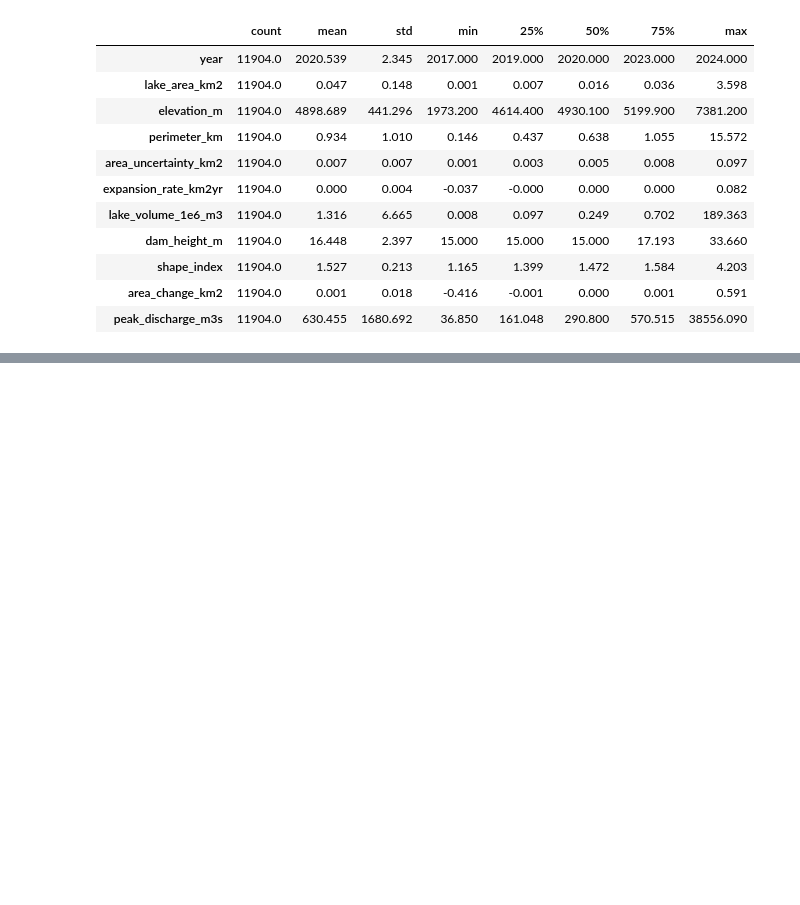
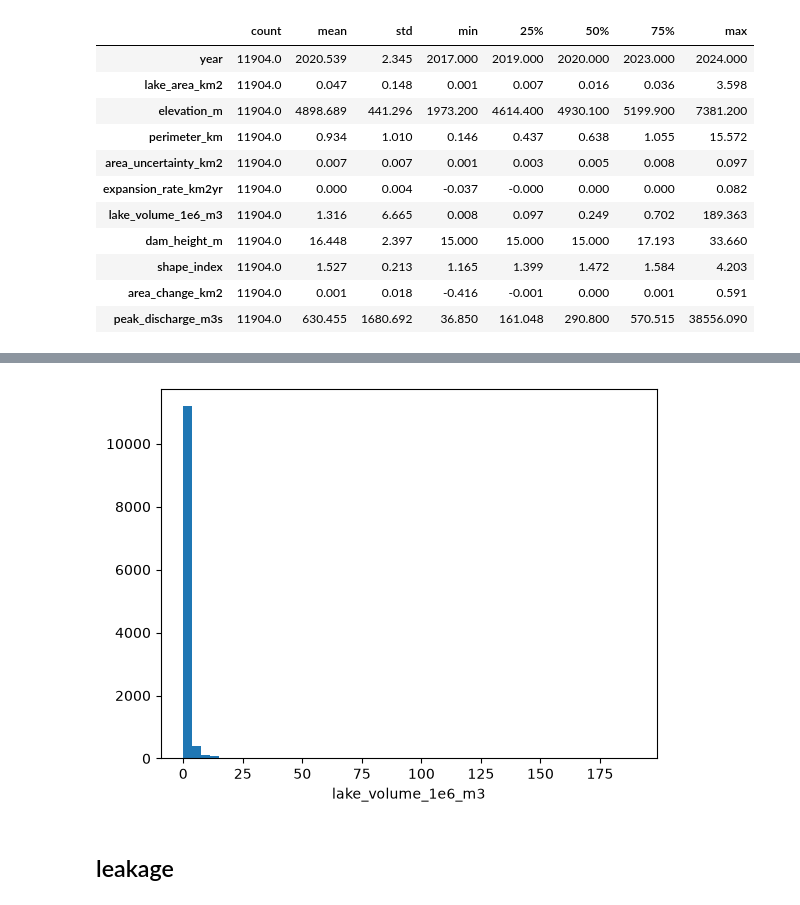
Before and after one commit to Ku-shal9/Applied_ML_GLOF_prediction, a Jupyter notebook: notebooks/01_data_understanding.ipynb, the cells around one changed output, grey strips where cells are left out. Cells and saved outputs as stored; diff of their text form; code cells hidden in the pictures; blank space fills up the shorter version.

```diff
--- a/notebooks/01_data_understanding.ipynb
+++ b/notebooks/01_data_understanding.ipynb
@@ -788,0 +179,8 @@ split_rule: group by lake_id; never random rows
+# %%
+plt.hist(glof["lake_volume_1e6_m3"], bins=50)
+plt.xlabel("lake_volume_1e6_m3")
+plt.show()
+# %% [output]
+[figure, added]
+# %% [markdown]
+## leakage
```
Also changed, not shown: parts of 74 cells of this notebook, 2 other files.
